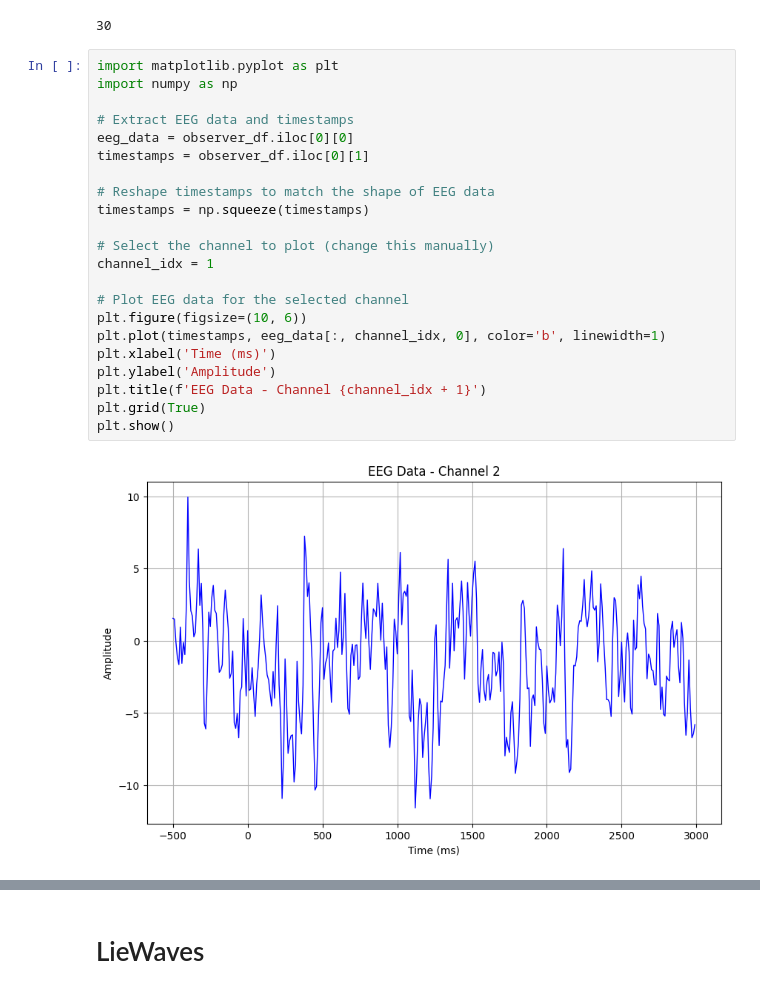
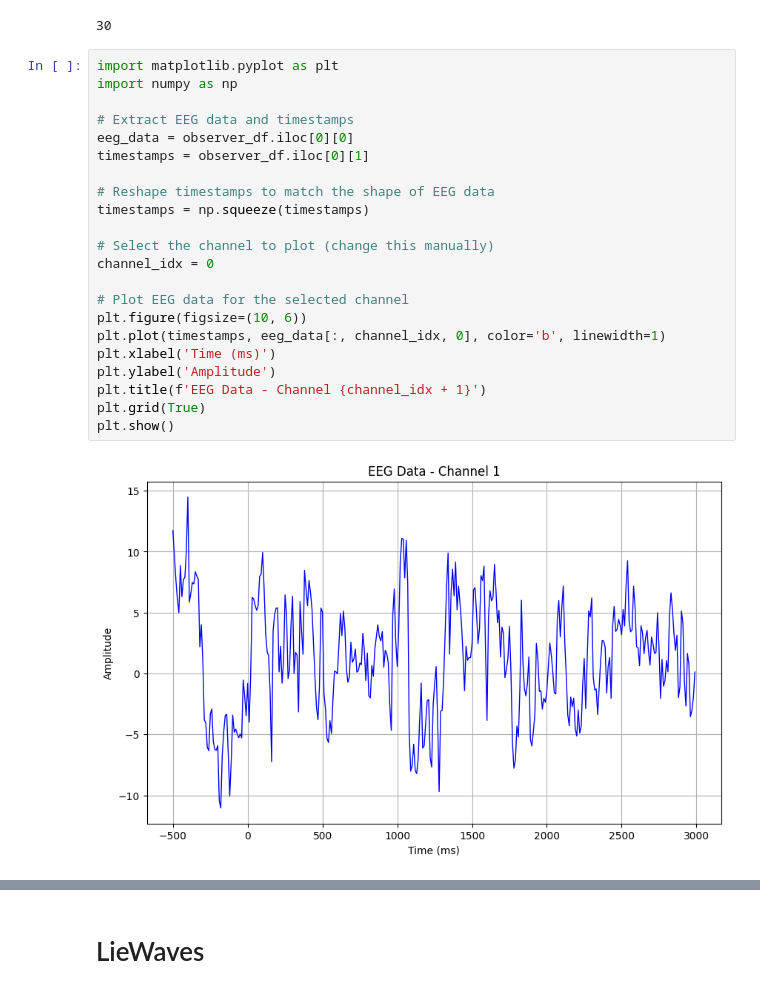
Before and after one commit to eldhosejoseph/thesis, a Jupyter notebook: thesis.ipynb, the cells around one changed output, grey strips where cells are left out. Drawn from its saved outputs; the diff is of its cells as text.

```diff
--- a/thesis.ipynb
+++ b/thesis.ipynb
@@ -501,24 +501,24 @@ print(num_channels)
 # %%
 import matplotlib.pyplot as plt
 import numpy as np
 
 # Extract EEG data and timestamps
 eeg_data = observer_df.iloc[0][0]
 timestamps = observer_df.iloc[0][1]
 
 # Reshape timestamps to match the shape of EEG data
 timestamps = np.squeeze(timestamps)
 
 # Select the channel to plot (change this manually)
-channel_idx = 1
+channel_idx = 0
 
 # Plot EEG data for the selected channel
 plt.figure(figsize=(10, 6))
 plt.plot(timestamps, eeg_data[:, channel_idx, 0], color='b', linewidth=1)
 plt.xlabel('Time (ms)')
 plt.ylabel('Amplitude')
 plt.title(f'EEG Data - Channel {channel_idx + 1}')
 plt.grid(True)
 plt.show()
 # %% [output]
-[figure, old version]
+[figure, new version]
```
Also changed, not shown: parts of 1 cell of this notebook.
